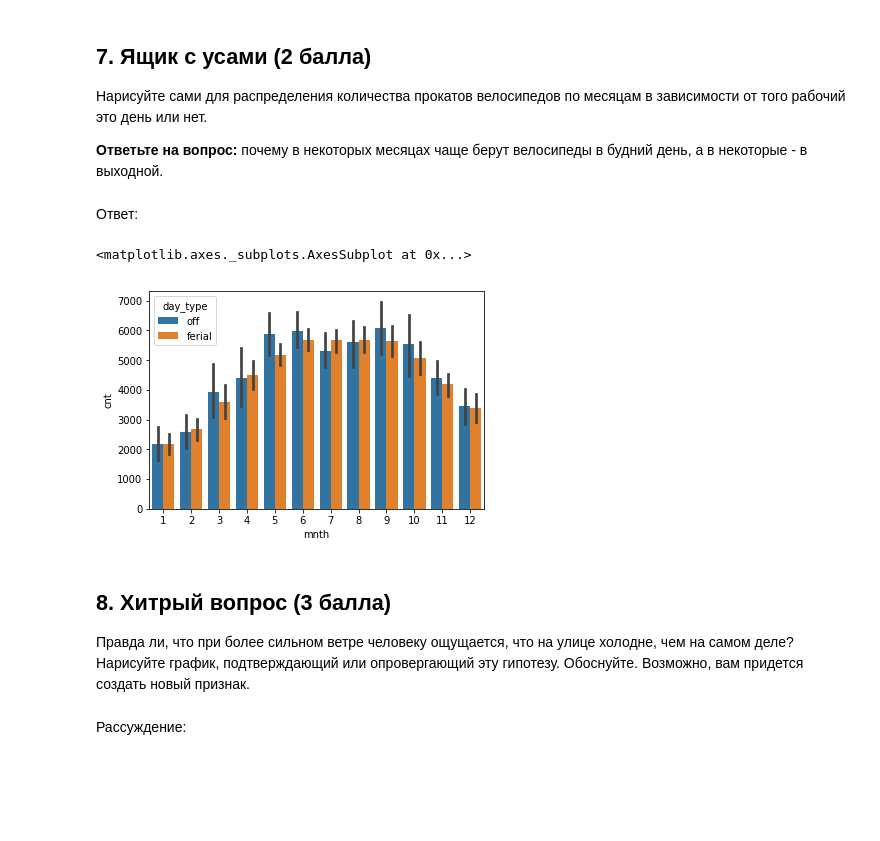
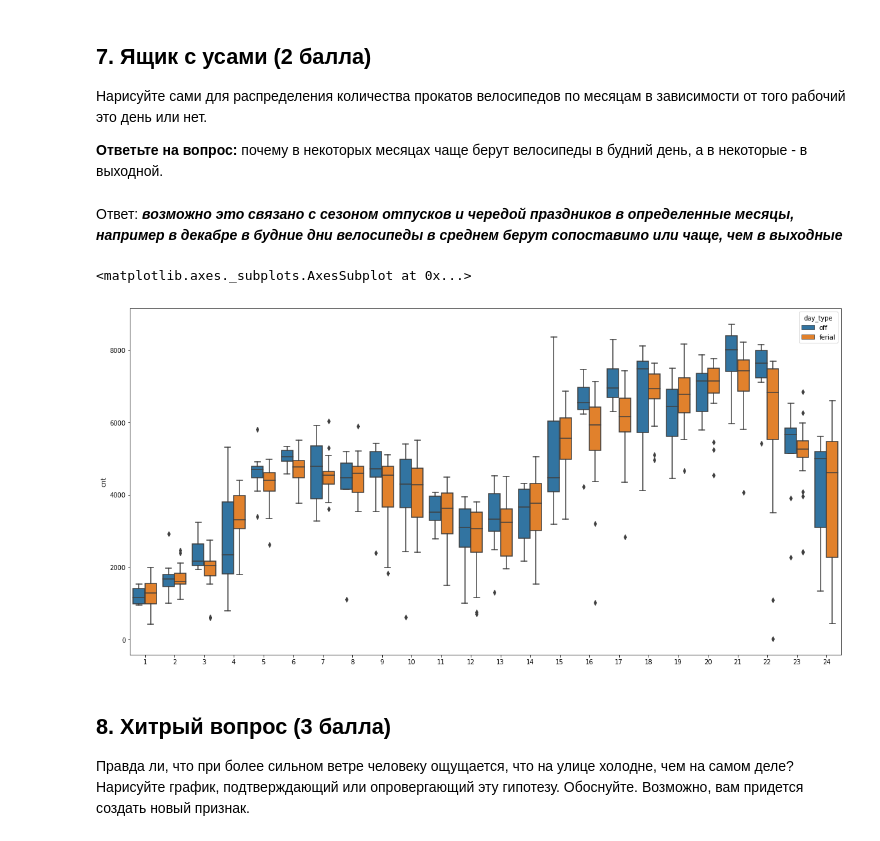
Before and after one commit to evggenshch/7bits_ML_1819, a Jupyter notebook: week3_homework_03-01-visualisation-homework.ipynb, the cells around one changed output. Cells and saved outputs as stored; diff of their text form; code cells hidden in the pictures; blank space fills up the shorter version.

```diff
--- a/week3_homework_03-01-visualisation-homework.ipynb
+++ b/week3_homework_03-01-visualisation-homework.ipynb
@@ -229,18 +242,19 @@ sns.jointplot(x=df['temp'], y=df['atemp'], data=df)
 Нарисуйте сами для распределения количества прокатов велосипедов по месяцам в зависимости от того рабочий это день или нет.
 
 **Ответьте на вопрос:** почему в некоторых месяцах чаще берут велосипеды в будний день, а в некоторые - в выходной.
-# %% [markdown]
-Ответ:
+# %% [markdown]
+Ответ: __*возможно это связано с сезоном отпусков и чередой праздников в определенные месяцы, например в декабре  в будние дни велосипеды в среднем берут сопоставимо или чаще, чем в выходные*__
 # %%
 df1 = df
 df1['day_type'] = np.where(df['weekday'] < 5, 'ferial', 'off')
-sns.barplot(x=df1['mnth'], y=df1['cnt'],  hue=df['day_type'])
+
+fig, ax = plt.subplots(figsize=(20,10))
+
+sns.boxplot(x=(df['mnth'] + df['yr'] * 12), y=df1['cnt'],  hue=df['day_type'])
 # %% [output]
 <matplotlib.axes._subplots.AxesSubplot at 0x...>
-[figure, old version]
+[figure, new version]
 # %% [markdown]
 ## 8. Хитрый вопрос (3 балла)
 
 Правда ли, что при более сильном ветре человеку ощущается, что на улице холодне, чем на самом деле? Нарисуйте график, подтверждающий или опровергающий эту гипотезу. Обоснуйте. Возможно, вам придется создать новый признак.
-# %% [markdown]
-Рассуждение:
```
Also changed, not shown: parts of 14 cells of this notebook.
